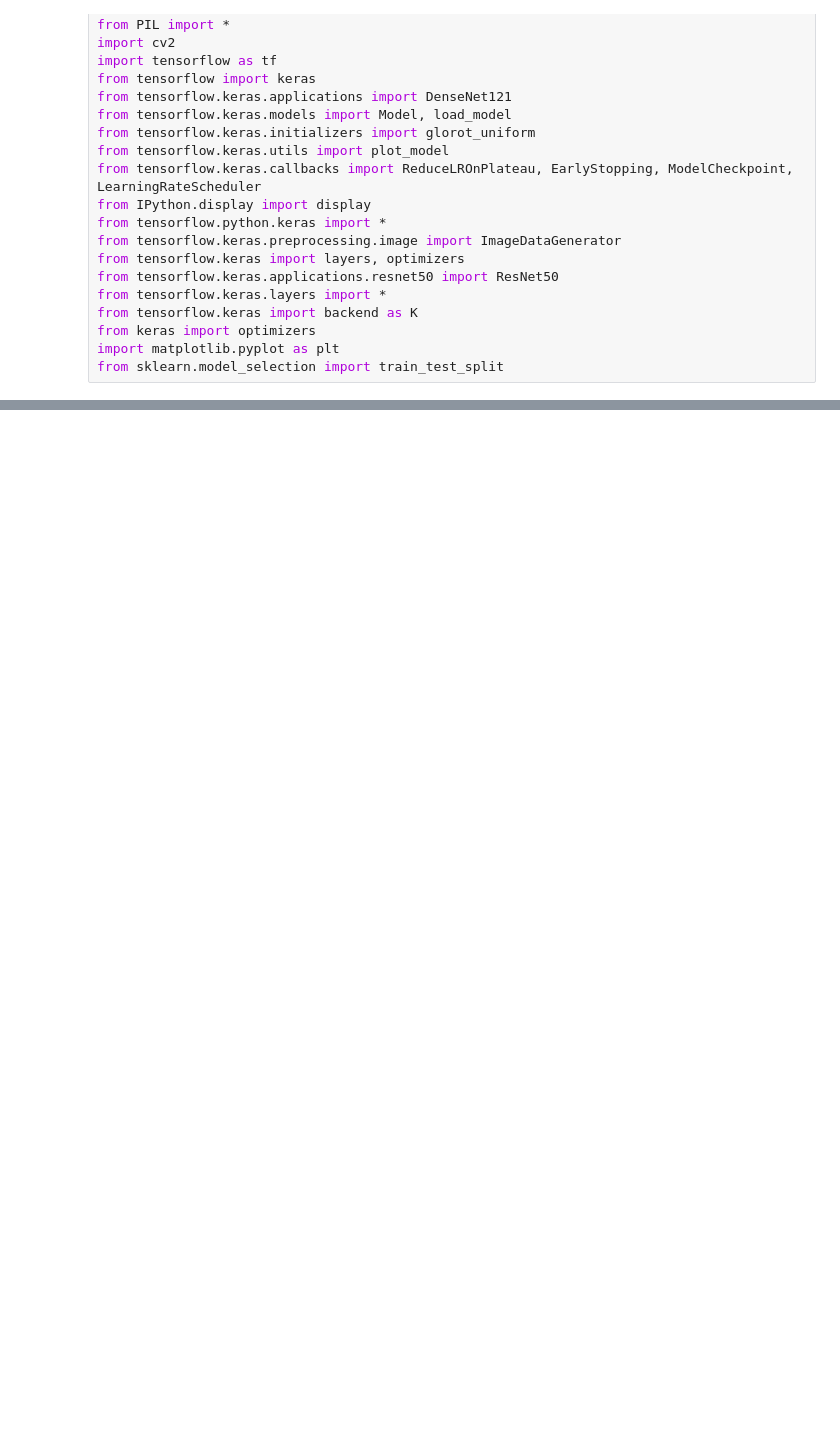
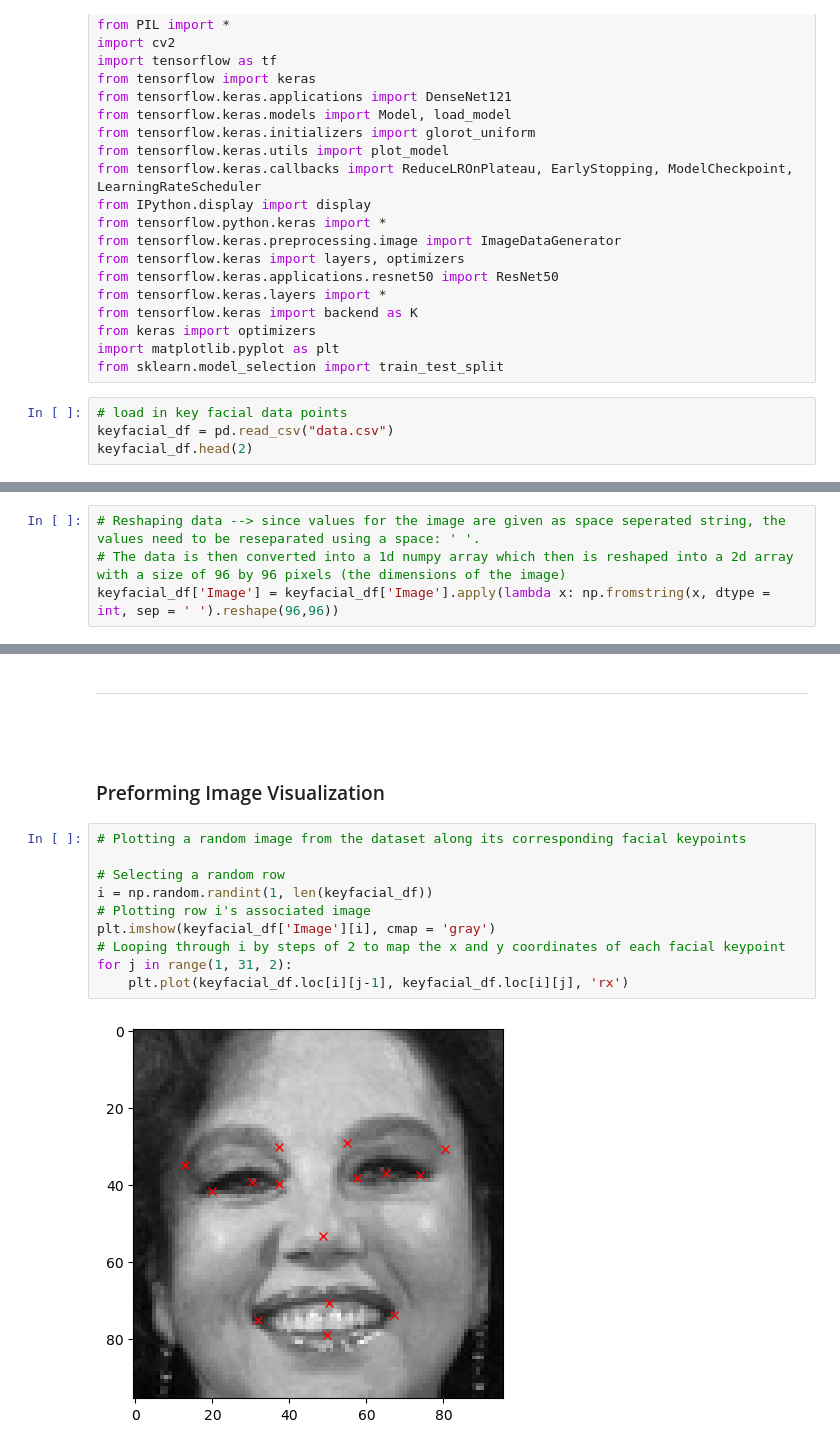
Before and after one commit to KorinneStegall/emotion_ai, a Jupyter notebook: emotion_ai.ipynb, the cells around one changed output, grey strips where cells are left out. Saved outputs shown, nothing was run; the diff lists cells and outputs as text; blank space fills up the shorter version.

Commit message:
Prepared image data for modeling

```diff
--- a/emotion_ai.ipynb
+++ b/emotion_ai.ipynb
@@ -28,3 +28,7 @@ from tensorflow.keras import backend as K
 from keras import optimizers
 import matplotlib.pyplot as plt
 from sklearn.model_selection import train_test_split
+# %%
+# load in key facial data points
+keyfacial_df = pd.read_csv("data.csv")
+keyfacial_df.head(2)
@@ -30,0 +93,4 @@ from sklearn.model_selection import train_test_split
+# %%
+# Reshaping data --> since values for the image are given as space seperated string, the values need to be reseparated using a space: ' '.
+# The data is then converted into a 1d numpy array which then is reshaped into a 2d array with a size of 96 by 96 pixels (the dimensions of the image)
+keyfacial_df['Image'] = keyfacial_df['Image'].apply(lambda x: np.fromstring(x, dtype = int, sep = ' ').reshape(96,96))
@@ -30,0 +116,18 @@ from sklearn.model_selection import train_test_split
+# %% [markdown]
+***
+# %% [markdown]
+<br>
+# %% [markdown]
+### Preforming Image Visualization
+# %%
+# Plotting a random image from the dataset along its corresponding facial keypoints
+
+# Selecting a random row
+i = np.random.randint(1, len(keyfacial_df))
+# Plotting row i's associated image
+plt.imshow(keyfacial_df['Image'][i], cmap = 'gray')
+# Looping through i by steps of 2 to map the x and y coordinates of each facial keypoint
+for j in range(1, 31, 2):
+    plt.plot(keyfacial_df.loc[i][j-1], keyfacial_df.loc[i][j], 'rx')
+# %% [output]
+[figure, added]
```
Also changed, not shown: parts of 33 cells of this notebook, 1 other file.
